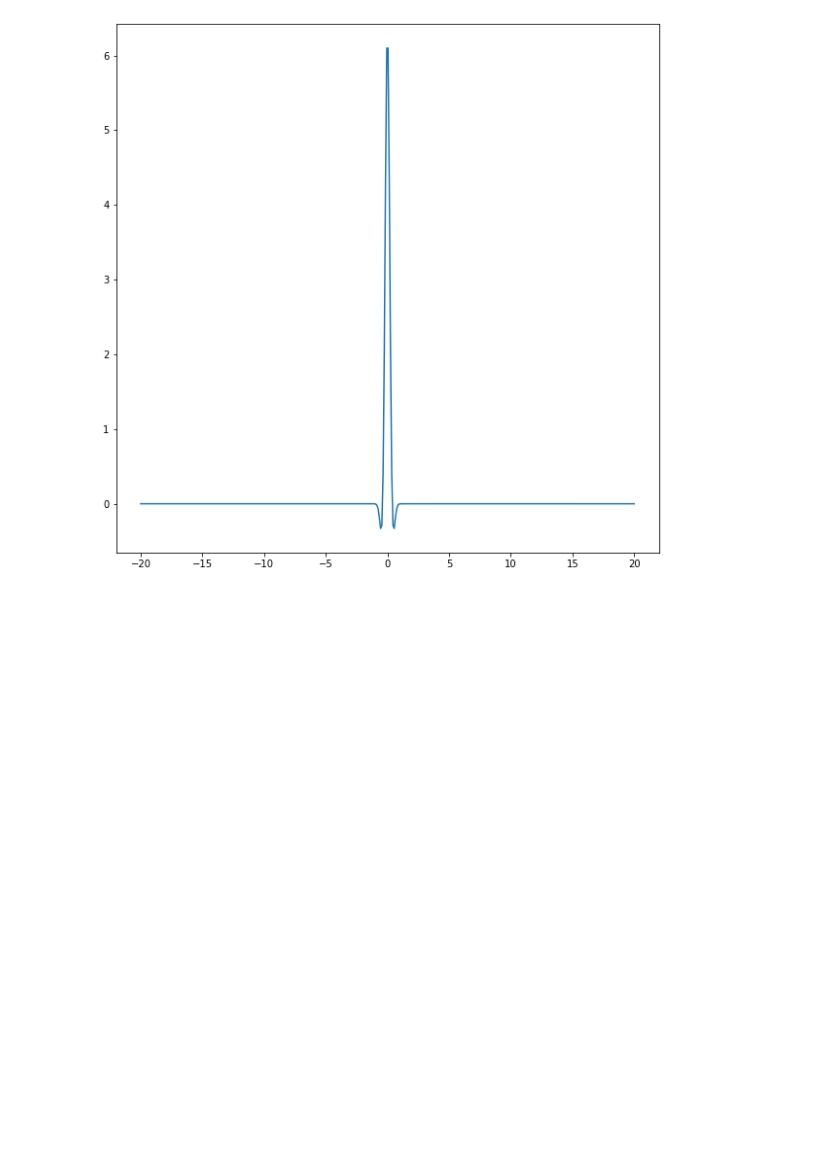
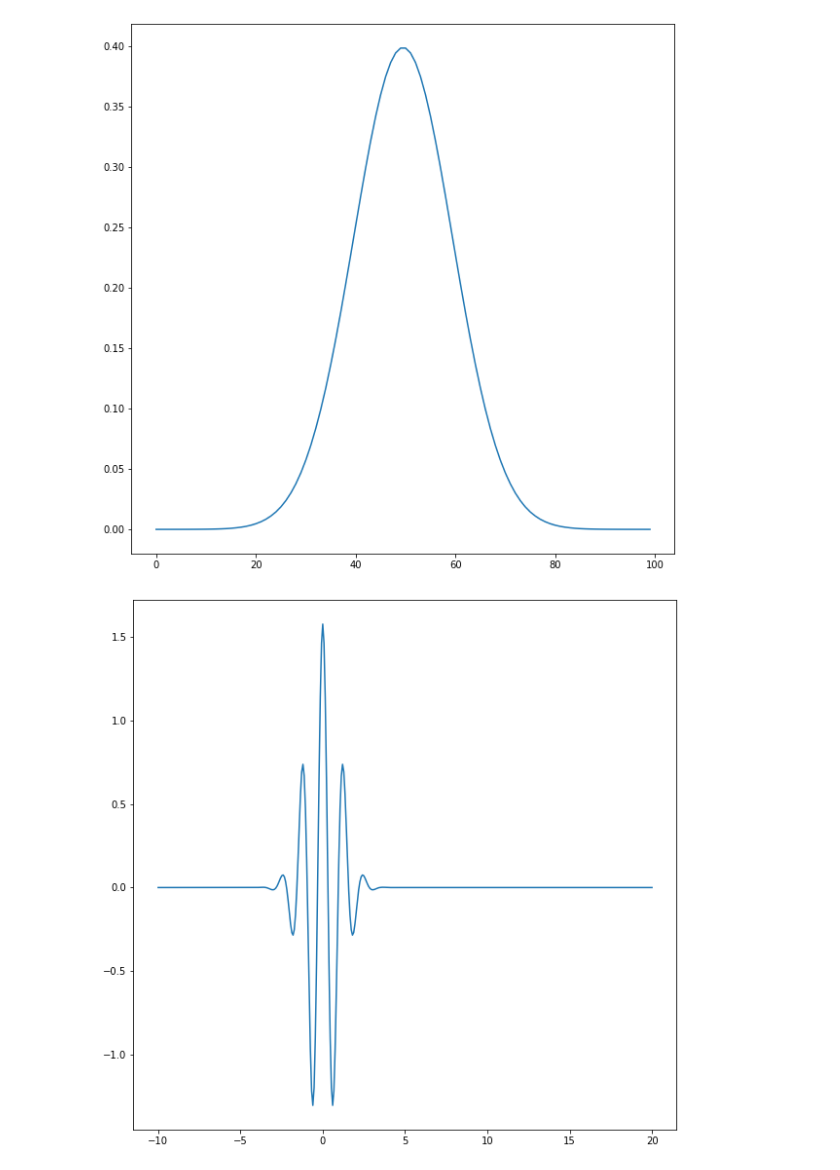
Before and after one commit to nmayhall-vt/CHEM6643, a Jupyter notebook: wavepacket.ipynb, the cells around one changed output. Drawn from its saved outputs; the diff is of its cells as text; code cells hidden in the pictures; blank space fills up the shorter version.

Commit message:
wavepacket working now

```diff
--- a/wavepacket.ipynb
+++ b/wavepacket.ipynb
@@ -5,50 +5,67 @@ import copy as cp
 from scipy.fft import fft, ifft
 # %%
 def gaussian(x, mean=0, stdev=1):
-    return np.exp(-(x-mean)**2 / (2*stdev**2)) / np.sqrt(2*np.pi)
+    return np.exp(-(x-mean)**2 / (2*stdev**2)) / np.sqrt(2*np.pi) / stdev
 # %%
-def wavepacket(xgrid, kgrid, mass=1.0, mean=0, stdev=1, t=0, psi_x=None):
+def wavepacket(xgrid, kgrid, mass=1.0, mean=0, stdev=1, t=0, psi_x=None, shape=None):
     # omega = k^2/2m
     if psi_x == None:
         psi_x = np.zeros(len(xgrid), dtype=complex)
+#     if shape == None:
+#         shape = np.zeros(len(kgrid), dtype=complex)
+#         for ki,k in enumerate(kgrid):
+#             shape[ki] = gaussian(k, mean=mean, stdev=stdev)
 
 
     for ki,k in enumerate(kgrid):
         disp = 1j*t*k*k/(2*mass)
-        gk = gaussian(k, mean=mean, stdev=stdev)
+        gk = shape[ki]
         for xi,x in enumerate(xgrid):
             psi_x[xi] += gk * np.exp(1j*k*x - disp)
     return psi_x/(2*np.pi)
 # %%
 from IPython import display
 import time
 
 # %matplotlib notebook
 
-x_min = -20
+x_min = -10
 x_max = 20
 x_nsteps = 400
+
+k_min = 0
+k_max = 10
+k_nsteps = 100
+
 tstep = 1
+t_nsteps = 40
 
 x_grid, x_step = np.linspace(x_min, x_max, num=x_nsteps, endpoint=True, retstep=True)
-k_grid, k_step = np.linspace(x_min, x_max, num=x_nsteps, endpoint=True, retstep=True)
+k_grid, k_step = np.linspace(k_min, k_max, num=k_nsteps, endpoint=True, retstep=True)
 
 psi_k = cp.deepcopy(k_grid)
 psi_x = cp.deepcopy(x_grid)
 
+g_k = np.zeros(len(k_grid))
+for ki,k in enumerate(k_grid):
+    g_k[ki] = gaussian(k, mean=5, stdev=1)
 
 
+plt.plot(g_k)
+plt.show()
+
 y_vs_t = []
-for ti in range(n_tsteps):
-    y = wavepacket(x_grid, k_grid, t=ti*tstep, mass=10, stdev=4, mean=4)
+for ti in range(t_nsteps):
+    y = wavepacket(x_grid, k_grid, t=ti*tstep, mass=10, stdev=5, mean=4, shape=g_k)
 #     norm = np.sqrt(np.real(y.conj().dot(y * np.abs(x_min-x_max)/nsteps)))
 #     y = y / norm
     y_vs_t.append(y)
 
 
 plt.plot(x_grid, np.real(y_vs_t[0]));
 # %% [output]
-[figure, old version]
+[figure, new version]
+[figure, added]
 # %%
 norm = np.sqrt(np.real(y_vs_t[0].conj().dot(y_vs_t[0] * np.abs(x_min-x_max)/nsteps)))
 
```
Also changed, not shown: parts of 2 cells of this notebook, 1 other file.
